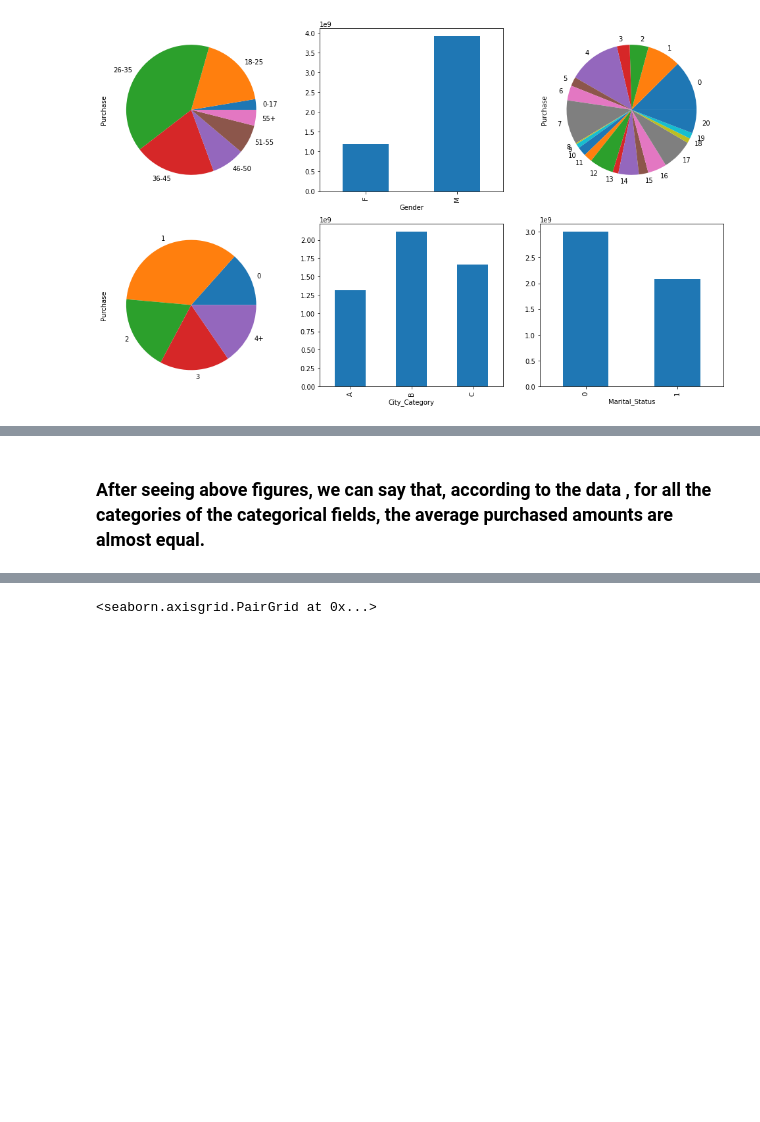
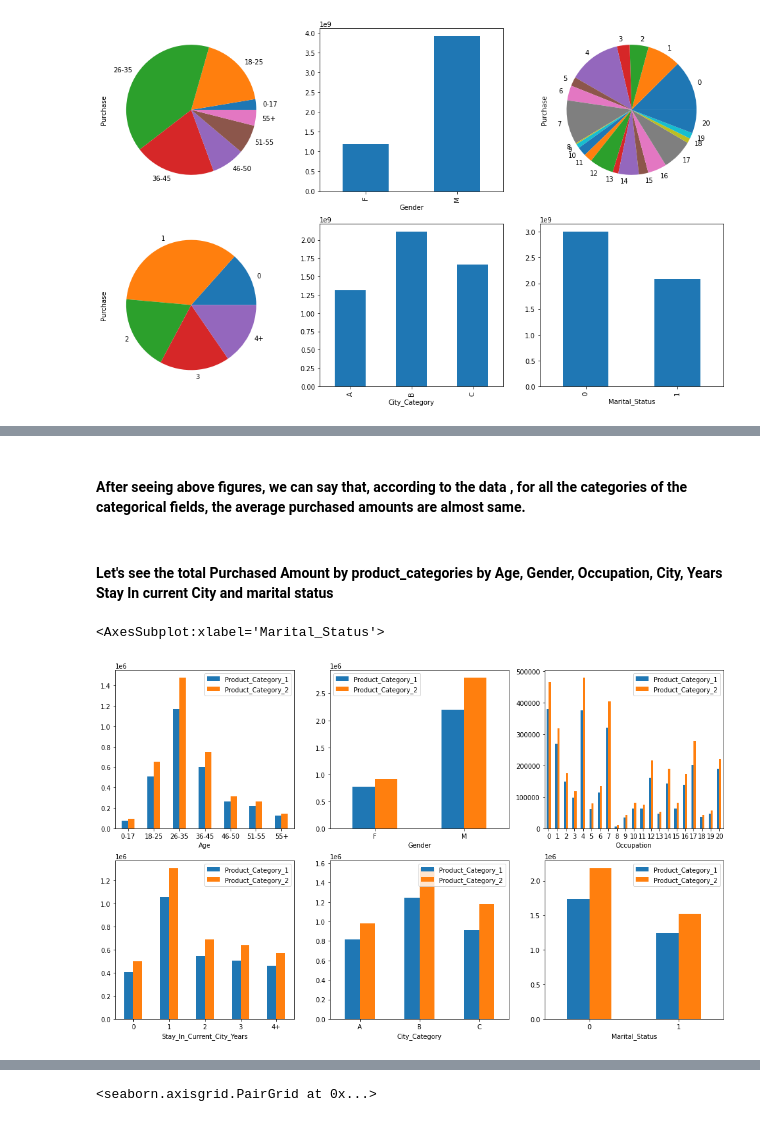
Before and after one commit to EagleDangar/BlackFriday-prediction, a Jupyter notebook: blackfriday-insights-and-model.ipynb, the cells around one changed output, grey strips where cells are left out. Cells and saved outputs as stored; diff of their text form; code cells hidden in the pictures; blank space fills up the shorter version.

```diff
--- a/blackfriday-insights-and-model.ipynb
+++ b/blackfriday-insights-and-model.ipynb
@@ -190,3 +202,17 @@ train_df.groupby(["Marital_Status"])["Purchase"].mean().plot(kind='bar',ax=axis[
 [figure]
 # %% [markdown]
-### After seeing above figures, we can say that, according to the data , for all the categories of the categorical fields, the average purchased amounts are almost equal.
+#### After seeing above figures, we can say that, according to the data , for all the categories of the categorical fields, the average purchased amounts are almost same.
+# %% [markdown]
+#### Let's see the total Purchased Amount by **product_categories** by Age, Gender, Occupation, City, Years Stay In current City  and marital status
+# %%
+fig,axis = plt.subplots(nrows=2,ncols=3,figsize=(17,10))
+
+train_df.groupby(["Age"])[["Product_Category_1","Product_Category_2"]].sum().plot(kind='bar',ax=axis[0,0], rot= 0 )
+train_df.groupby(["Gender"])[["Product_Category_1","Product_Category_2"]].sum().plot(kind='bar',ax=axis[0,1], rot= 0 )
+train_df.groupby(["Occupation"])[["Product_Category_1","Product_Category_2"]].sum().plot(kind='bar',ax=axis[0,2], rot= 0 )
+train_df.groupby(["City_Category"])[["Product_Category_1","Product_Category_2"]].sum().plot(kind='bar',ax=axis[1,1], rot= 0 )
+train_df.groupby(["Stay_In_Current_City_Years"])[["Product_Category_1","Product_Category_2"]].sum().plot(kind='bar',ax=axis[1,0], rot= 0 )
+train_df.groupby(["Marital_Status"])[["Product_Category_1","Product_Category_2"]].sum().plot(kind='bar',ax=axis[1,2], rot= 0 )
+# %% [output]
+<AxesSubplot:xlabel='Marital_Status'>
+[figure, added]
```
Also changed, not shown: parts of 33 cells of this notebook.
